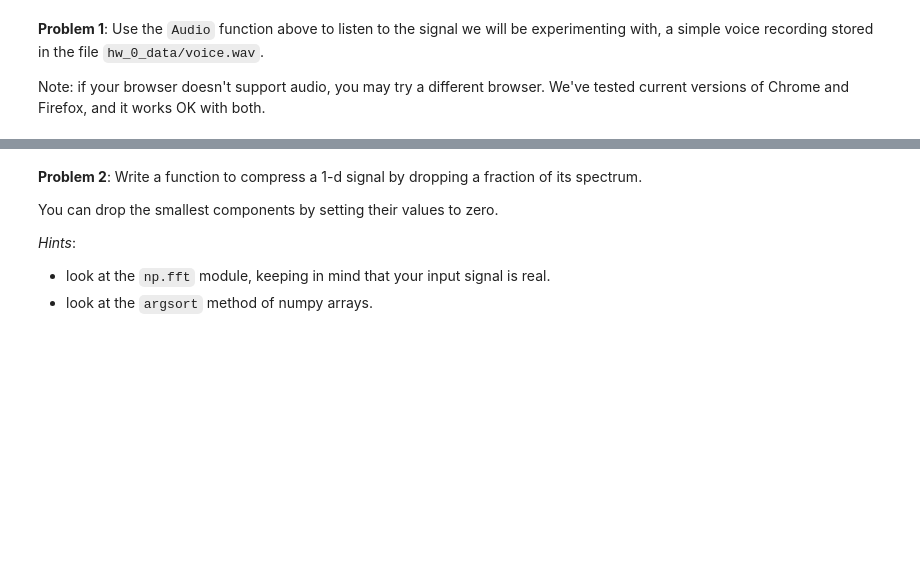
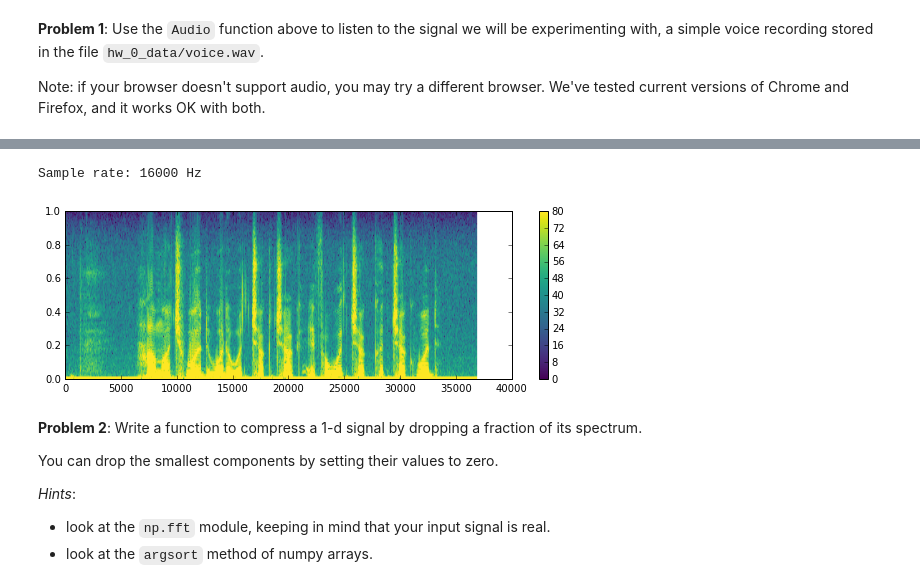
Before and after one commit to sam-dixon/ay250-homework, a Jupyter notebook: hw_1/hw_1_assignment.ipynb, the cells around one changed output, grey strips where cells are left out. Drawn from its saved outputs; the diff is of its cells as text; code cells hidden in the pictures; blank space fills up the shorter version.

```diff
--- a/hw_1/hw_1_assignment.ipynb
+++ b/hw_1/hw_1_assignment.ipynb
@@ -225,9 +227,10 @@ def specgram_cbar(x, title=None, clim=(0, 80) ):
       Range for the color limits plotted in the spectrogram.
     """
     f = plt.figure(figsize=(10,3))
-    plt.specgram(x)
+    plt.specgram(x, cmap='viridis')
     plt.colorbar()
     plt.clim(*clim)
+    plt.xlim()
     if title is not None:
         plt.title(title)
     plt.show()
@@ -240,3 +245,10 @@ Audio
+# %%
+r, x = wavfile.read('./data/voice.wav')
+print('Sample rate:', r, 'Hz')
+specgram_cbar(x)
+# %% [output]
+Sample rate: 16000 Hz
+[figure, added]
 # %% [markdown]
 **Problem 2**: Write a function to compress a 1-d signal by dropping a fraction of its spectrum.
 
```
Also changed, not shown: parts of 12 cells of this notebook, 1 other file.
